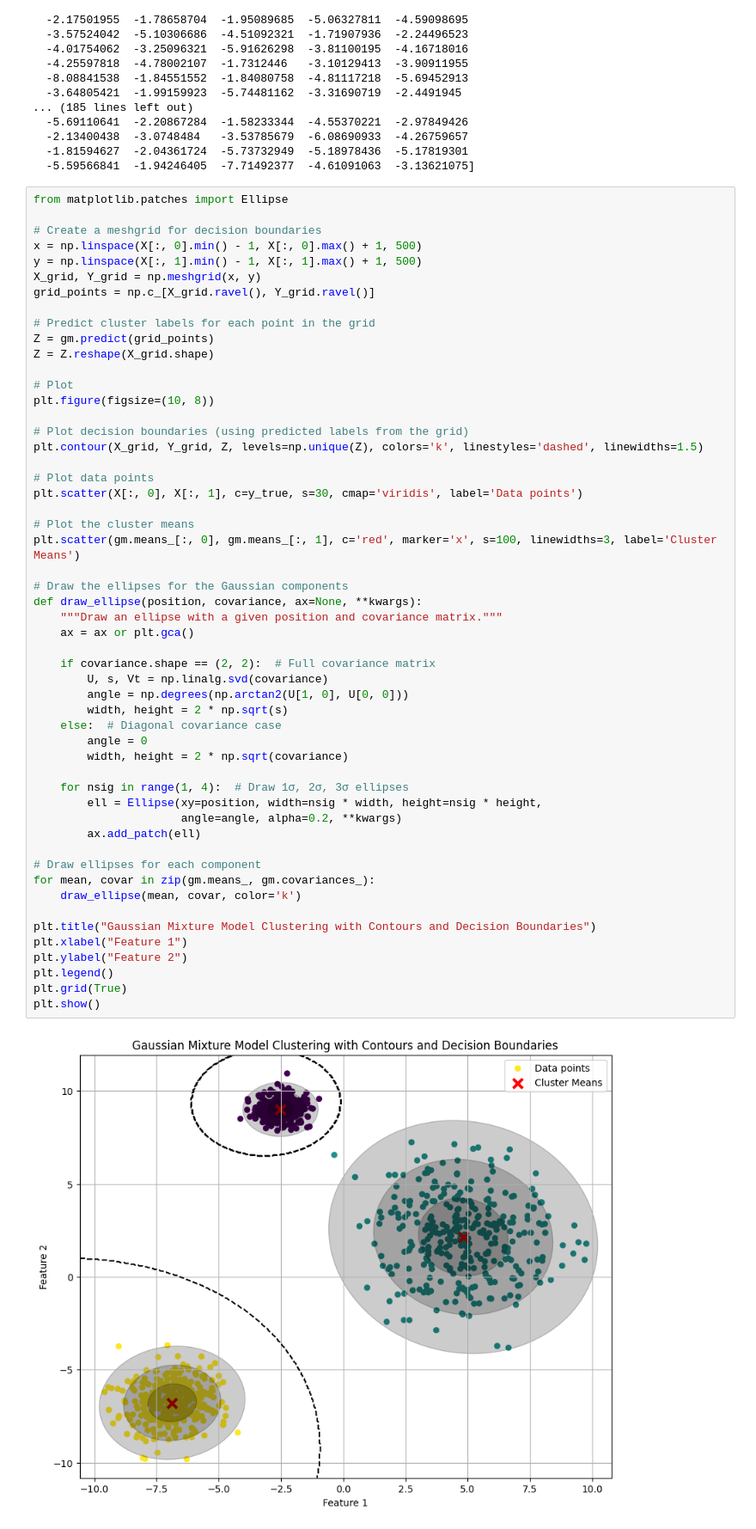
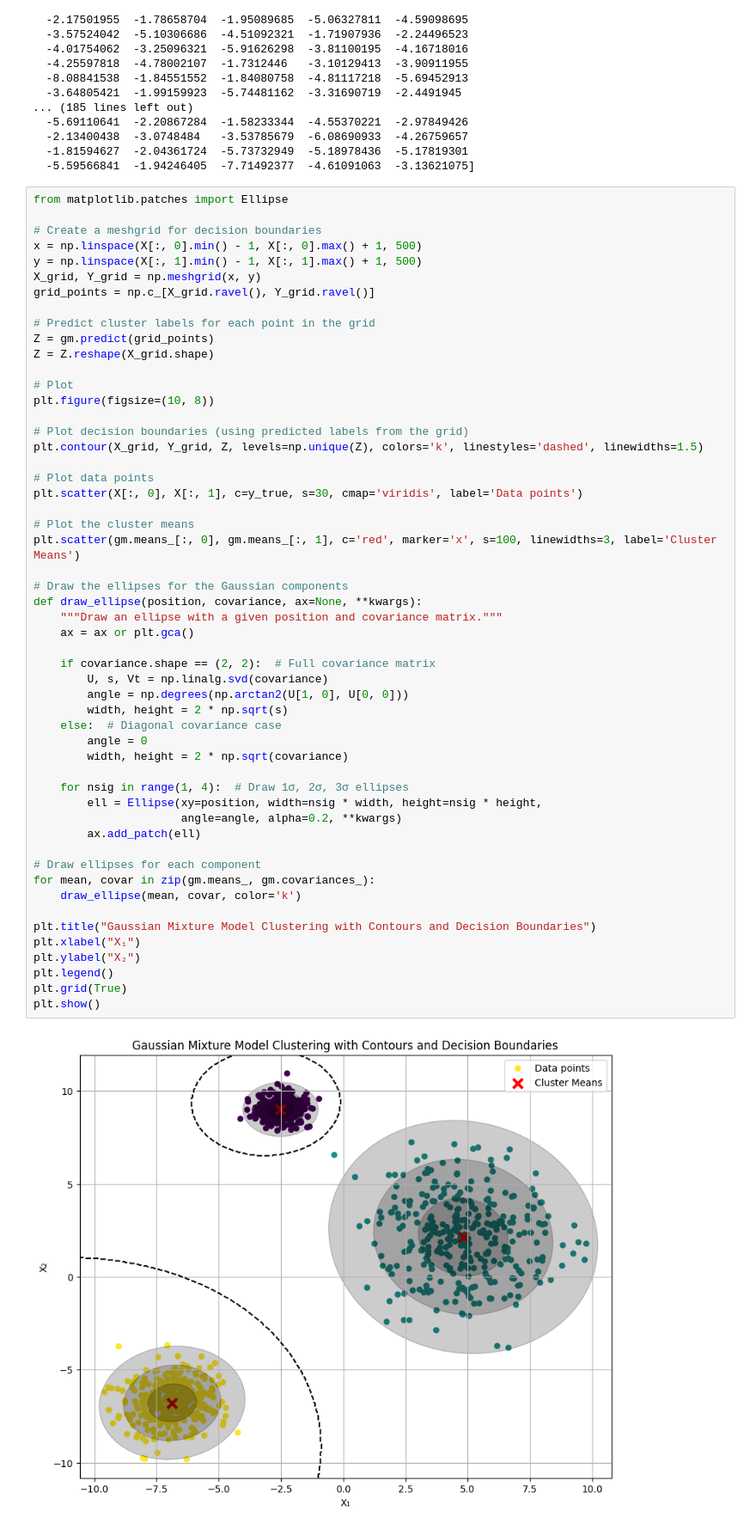
Before and after one commit to jquelas/hands_on_machine_learning, a Jupyter notebook: C9 - Unsupervised Learning Techniques/6-GMM.ipynb, the cells around one changed output. Shown at 86% size. Saved outputs shown, nothing was run; the diff lists cells and outputs as text.

Commit message:
Minor change in axes label of the last graph.

```diff
--- a/C9 - Unsupervised Learning Techniques/6-GMM.ipynb
+++ b/C9 - Unsupervised Learning Techniques/6-GMM.ipynb
@@ -195,33 +195,33 @@ plt.scatter(X[:, 0], X[:, 1], c=y_true, s=30, cmap='viridis', label='Data points
 # Plot the cluster means
 plt.scatter(gm.means_[:, 0], gm.means_[:, 1], c='red', marker='x', s=100, linewidths=3, label='Cluster Means')
 
 # Draw the ellipses for the Gaussian components
 def draw_ellipse(position, covariance, ax=None, **kwargs):
     """Draw an ellipse with a given position and covariance matrix."""
     ax = ax or plt.gca()
 
     if covariance.shape == (2, 2):  # Full covariance matrix
         U, s, Vt = np.linalg.svd(covariance)
         angle = np.degrees(np.arctan2(U[1, 0], U[0, 0]))
         width, height = 2 * np.sqrt(s)
     else:  # Diagonal covariance case
         angle = 0
         width, height = 2 * np.sqrt(covariance)
 
     for nsig in range(1, 4):  # Draw 1σ, 2σ, 3σ ellipses
         ell = Ellipse(xy=position, width=nsig * width, height=nsig * height,
                       angle=angle, alpha=0.2, **kwargs)
         ax.add_patch(ell)
 
 # Draw ellipses for each component
 for mean, covar in zip(gm.means_, gm.covariances_):
     draw_ellipse(mean, covar, color='k')
 
 plt.title("Gaussian Mixture Model Clustering with Contours and Decision Boundaries")
-plt.xlabel("Feature 1")
-plt.ylabel("Feature 2")
+plt.xlabel("X₁")
+plt.ylabel("X₂")
 plt.legend()
 plt.grid(True)
 plt.show()
 # %% [output]
-[figure, old version]
+[figure, new version]
```
Also changed, not shown: parts of 4 cells of this notebook.
